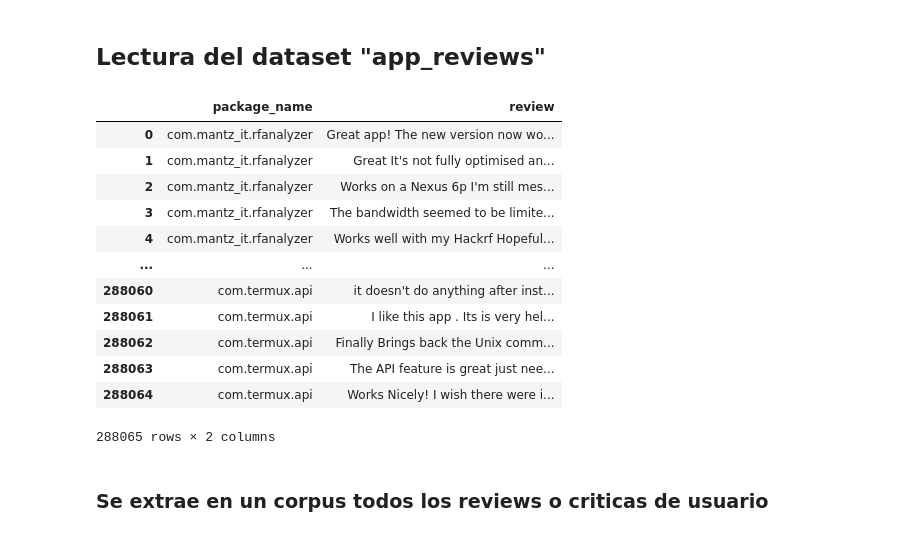
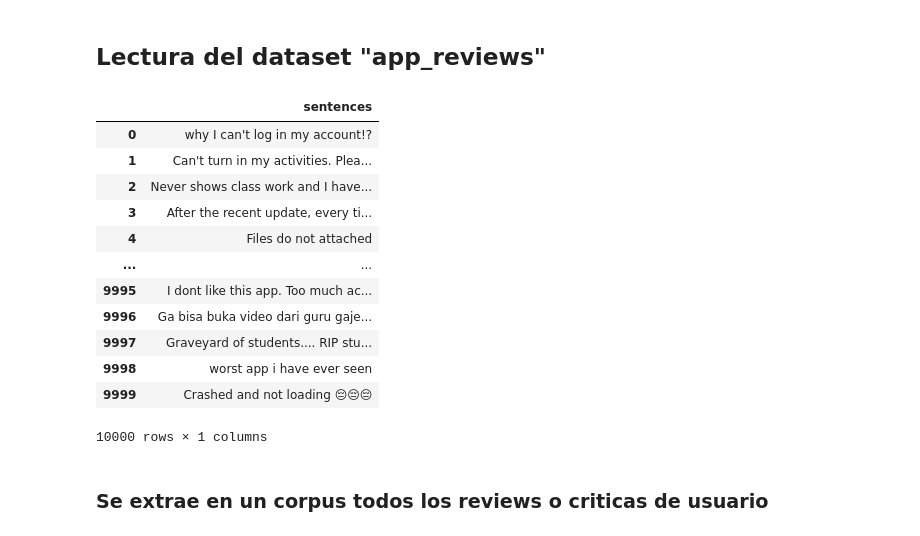
Before and after one commit to LuisSante/Text-segmentation-using-Agglomerative-Clustering, a Jupyter notebook: NLP - Clustering/agglomerative_clustering.ipynb, the cells around one changed output. Drawn from its saved outputs; the diff is of its cells as text; code cells hidden in the pictures.

```diff
--- a/NLP - Clustering/agglomerative_clustering.ipynb
+++ b/NLP - Clustering/agglomerative_clustering.ipynb
@@ -13,23 +13,22 @@ import pandas as pd
 # %% [markdown]
 ## Lectura del dataset "app_reviews"
 # %%
-review = pd.read_csv('https://raw.githubusercontent.com/LuisSante/Datasets/main/app_reviews.csv')
-review = review.drop(['date','star'],axis=1)
+review = pd.read_csv('C:/Users/Usuario/Desktop/Text-segmentation-using-Agglomerative-Clustering/extract_dataset/dataset_classroom.csv')
 #review = pd.read_csv('C:/Users/USUARIO/Documents/Universidad/4A. Inteligencia Artificial/Dataset/app_reviews.csv')
 review
 # %% [output]
-|  | package_name | review |
-| 0 | com.mantz_it.rfanalyzer | Great app! The new version now wo... |
-| 1 | com.mantz_it.rfanalyzer | Great It's not fully optimised an... |
-| 2 | com.mantz_it.rfanalyzer | Works on a Nexus 6p I'm still mes... |
-| 3 | com.mantz_it.rfanalyzer | The bandwidth seemed to be limite... |
-| 4 | com.mantz_it.rfanalyzer | Works well with my Hackrf Hopeful... |
-| ... | ... | ... |
-| 288060 | com.termux.api | it doesn't do anything after inst... |
-| 288061 | com.termux.api | I like this app . Its is very hel... |
-| 288062 | com.termux.api | Finally Brings back the Unix comm... |
-| 288063 | com.termux.api | The API feature is great just nee... |
-| 288064 | com.termux.api | Works Nicely! I wish there were i... |
+|  | sentences |
+| 0 | why I can't log in my account!? |
+| 1 | Can't turn in my activities. Plea... |
+| 2 | Never shows class work and I have... |
+| 3 | After the recent update, every ti... |
+| 4 | Files do not attached |
+| ... | ... |
+| 9995 | I dont like this app. Too much ac... |
+| 9996 | Ga bisa buka video dari guru gaje... |
+| 9997 | Graveyard of students.... RIP stu... |
+| 9998 | worst app i have ever seen |
+| 9999 | Crashed and not loading 😔😔😔 |
-288065 rows × 2 columns
+10000 rows × 1 columns
 # %% [markdown]
 ### Se extrae en un corpus todos los reviews o criticas de usuario
```
Also changed, not shown: parts of 6 cells of this notebook, 2 other files.
